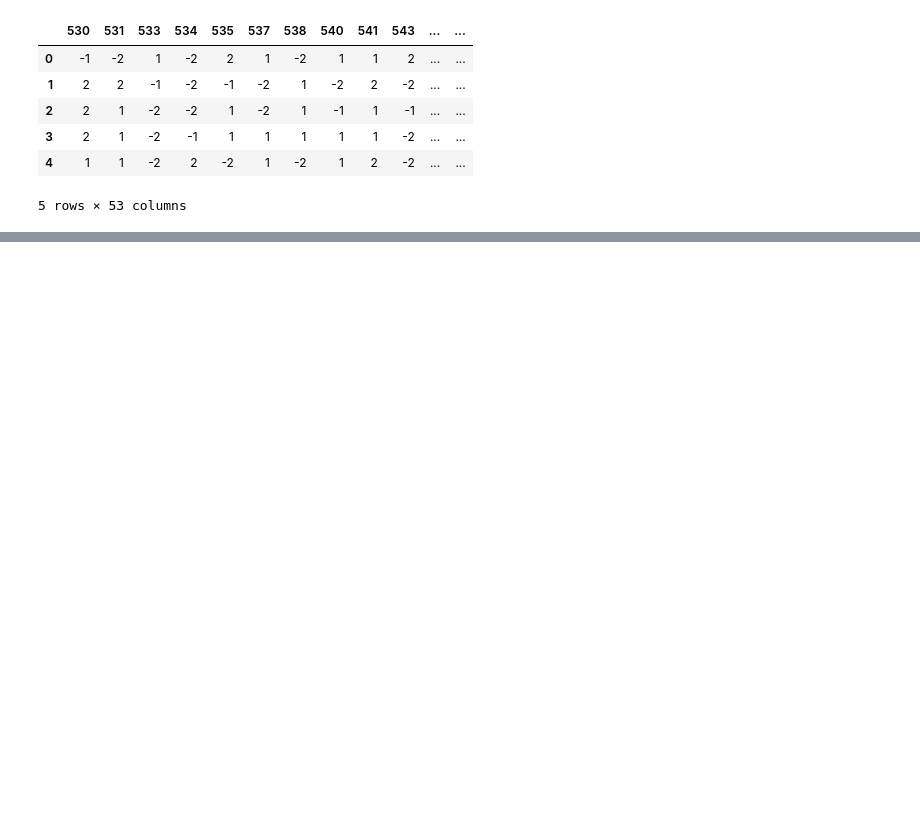
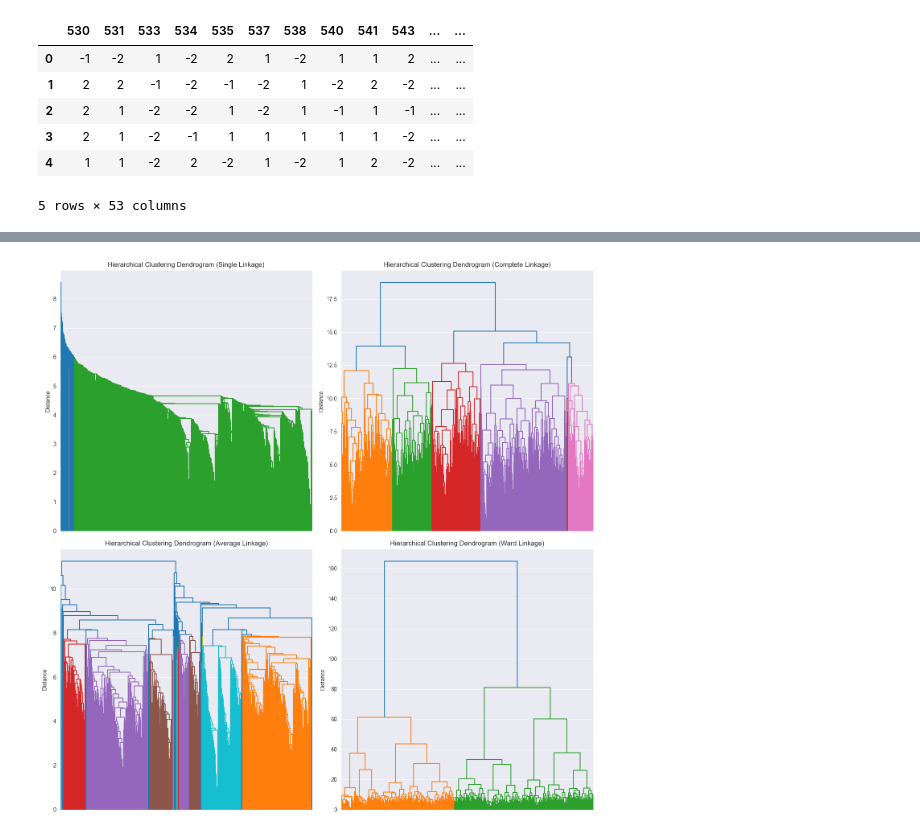
Before and after one commit to Sterup15/MAL1Workspace, a Jupyter notebook: MAL1Workspace/Assignment06/6. Candidate Test 2022 II.ipynb, the cells around one changed output, grey strips where cells are left out. Cells and saved outputs as stored; diff of their text form; code cells hidden in the pictures; blank space fills up the shorter version.

```diff
--- a/MAL1Workspace/Assignment06/6. Candidate Test 2022 II.ipynb
+++ b/MAL1Workspace/Assignment06/6. Candidate Test 2022 II.ipynb
@@ -204,0 +419,45 @@ Top 10 questions influencing PC2 (likely second ideological dimension):
+# %%
+## Hierarchical Clustering (Agglomerative)
+# Purpose:
+# Explore how candidate responses form clusters step-by-step by successively merging the most similar groups.
+# Unlike K-Means, this method does not require choosing the number of clusters in advance.
+
+# We test 4 common linkage methods for hierarchical clustering:
+# 1. 'single'   – links clusters based on the **minimum** distance between points.
+# 2. 'complete' – links clusters based on the **maximum** distance between points.
+# 3. 'average'  – links clusters based on the **average** pairwise distance between all points.
+# 4. 'ward'     – merges clusters by minimizing the **increase in total variance** (inertia).
+
+# Step: Prepare figure with 2 rows × 2 columns for 4 dendrograms
+fig, axes = plt.subplots(2, 2, figsize=(14, 14))
+axes = axes.flatten()  # Flatten to easily iterate through subplots
+
+# Method 1: 'single' linkage
+linkage_array = linkage(x_Scaled, method='single')
+dendrogram(linkage_array, ax=axes[0], no_labels=True)
+axes[0].set_title('Hierarchical Clustering Dendrogram (Single Linkage)')
+axes[0].set_ylabel('Distance')
+
+# Method 2: 'complete' linkage
+linkage_array = linkage(x_Scaled, method='complete')
+dendrogram(linkage_array, ax=axes[1], no_labels=True)
+axes[1].set_title('Hierarchical Clustering Dendrogram (Complete Linkage)')
+axes[1].set_ylabel('Distance')
+
+# Method 3: 'average' linkage
+linkage_array = linkage(x_Scaled, method='average')
+dendrogram(linkage_array, ax=axes[2], no_labels=True)
+axes[2].set_title('Hierarchical Clustering Dendrogram (Average Linkage)')
+axes[2].set_ylabel('Distance')
+
+# Method 4: 'ward' linkage (variance-based)
+linkage_array = linkage(x_Scaled, method='ward')
+dendrogram(linkage_array, ax=axes[3], no_labels=True)
+axes[3].set_title('Hierarchical Clustering Dendrogram (Ward Linkage)')
+axes[3].set_ylabel('Distance')
+
+# Finalize layout and display all dendrograms
+plt.tight_layout()
+plt.show()
+# %% [output]
+[figure, added]
```
Also changed, not shown: parts of 15 cells of this notebook.
